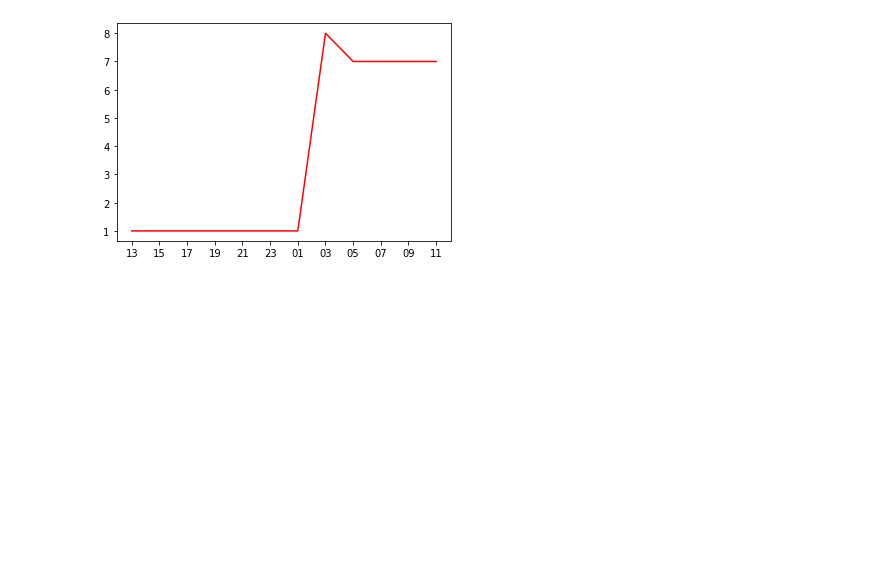
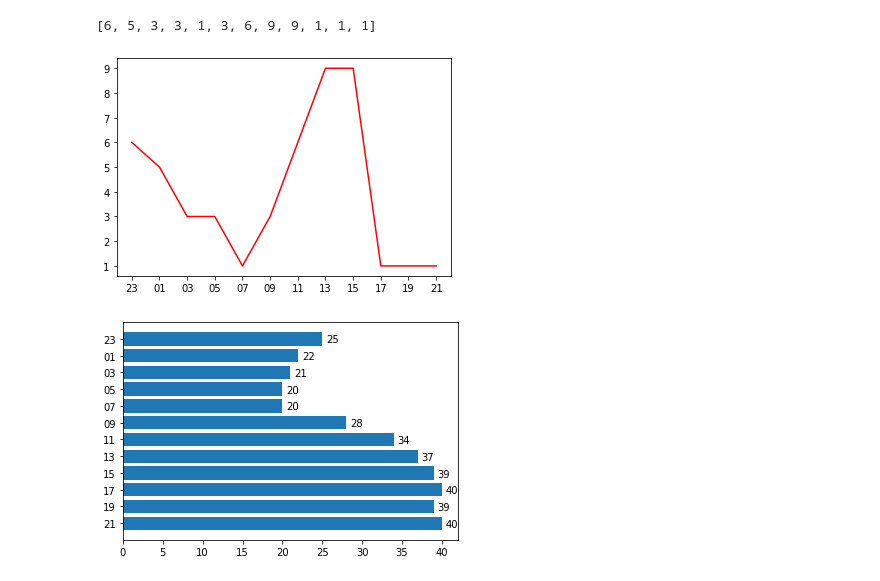
Before and after one commit to theairdemon/funcode, a Jupyter notebook: WeatherPredictions.ipynb, the cells around one changed output. Cells and saved outputs as stored; diff of their text form; code cells hidden in the pictures; blank space fills up the shorter version.

```diff
--- a/WeatherPredictions.ipynb
+++ b/WeatherPredictions.ipynb
@@ -31,5 +31,24 @@ plt.show()
 # %%
 plt.plot(nums, wind_speeds, 'r-')
+print(wind_speeds)
 plt.show()
 # %% [output]
+[6, 5, 3, 3, 1, 3, 6, 9, 9, 1, 1, 1]
-[figure, old version]
+[figure, new version]
+# %%
+def autolabel(rects):
+    """Attach a text label above each bar in *rects*, displaying its height."""
+    for rect in rects:
+        width = rect.get_width()
+        plt.annotate('{}'.format(width),
+                    xy=(width, rect.get_y()),
+                    xytext=(10, 1),  # 3 points vertical offset
+                    textcoords="offset points",
+                    ha='center', va='bottom')
+# %%
+rects1 = plt.barh(nums[::-1], temps[::-1])
+
+autolabel(rects1)
+plt.show()
+# %% [output]
+[figure, added]
```
Also changed, not shown: parts of 2 cells of this notebook, 2 other files.
